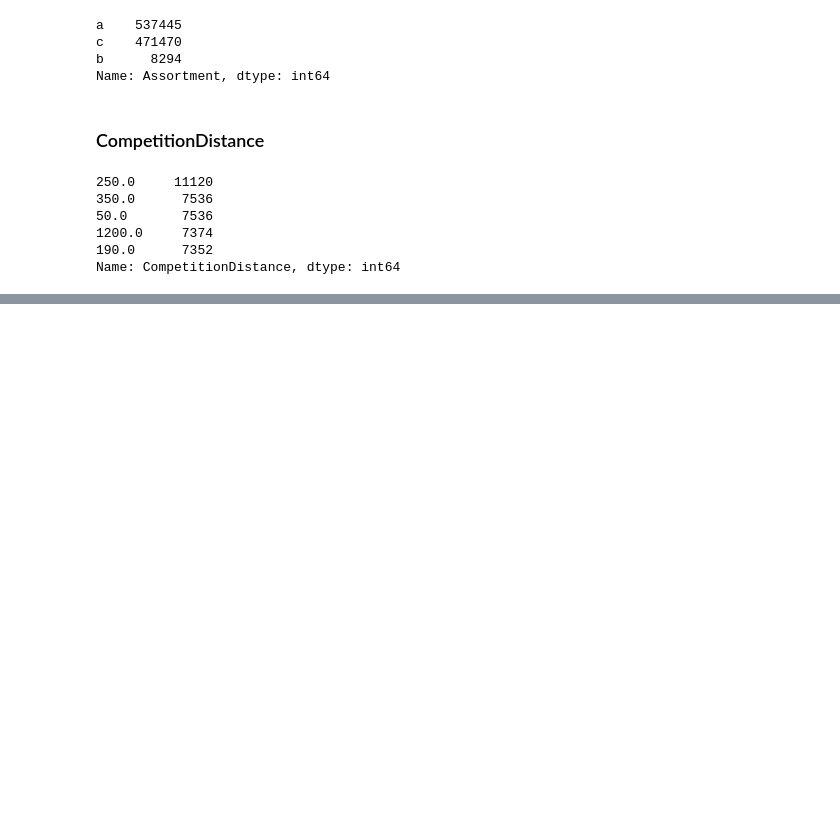
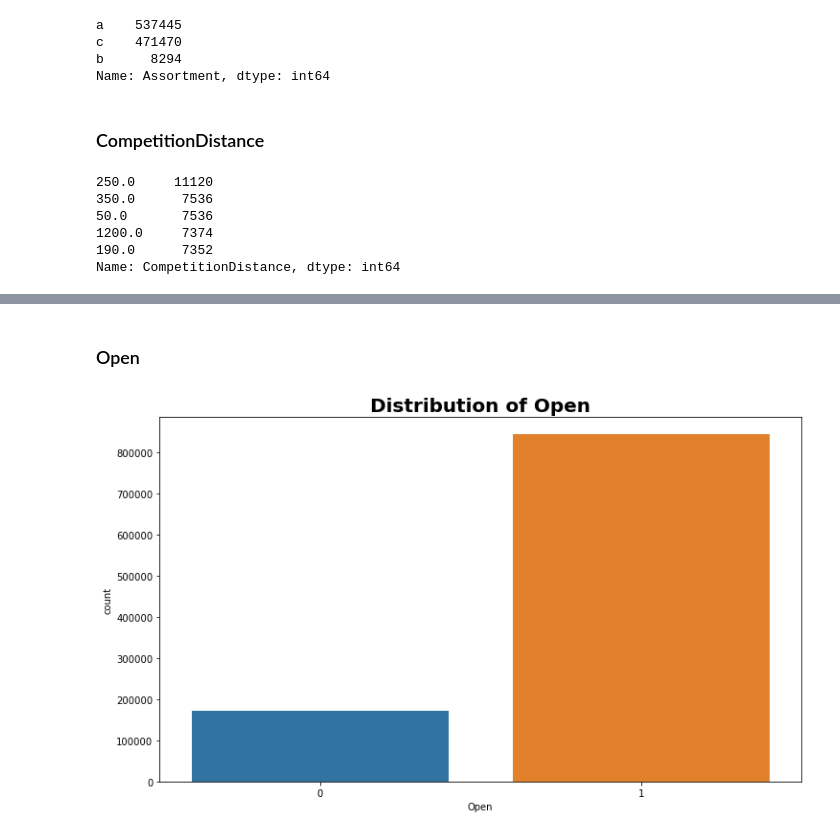
Before and after one commit to Danu-B/Pharmaceutical_Sales_prediction, a Jupyter notebook: notebooks/EDA.ipynb, the cells around one changed output, grey strips where cells are left out. Saved outputs shown, nothing was run; the diff lists cells and outputs as text; code cells hidden in the pictures; blank space fills up the shorter version.

```diff
--- a/notebooks/EDA.ipynb
+++ b/notebooks/EDA.ipynb
@@ -106,0 +146,6 @@ Name: CompetitionDistance, dtype: int64
+# %% [markdown]
+### Open
+# %%
+plot_count(df, 'Open')
+# %% [output]
+[figure, added]
```
Also changed, not shown: parts of 69 cells of this notebook, 6 other files.
